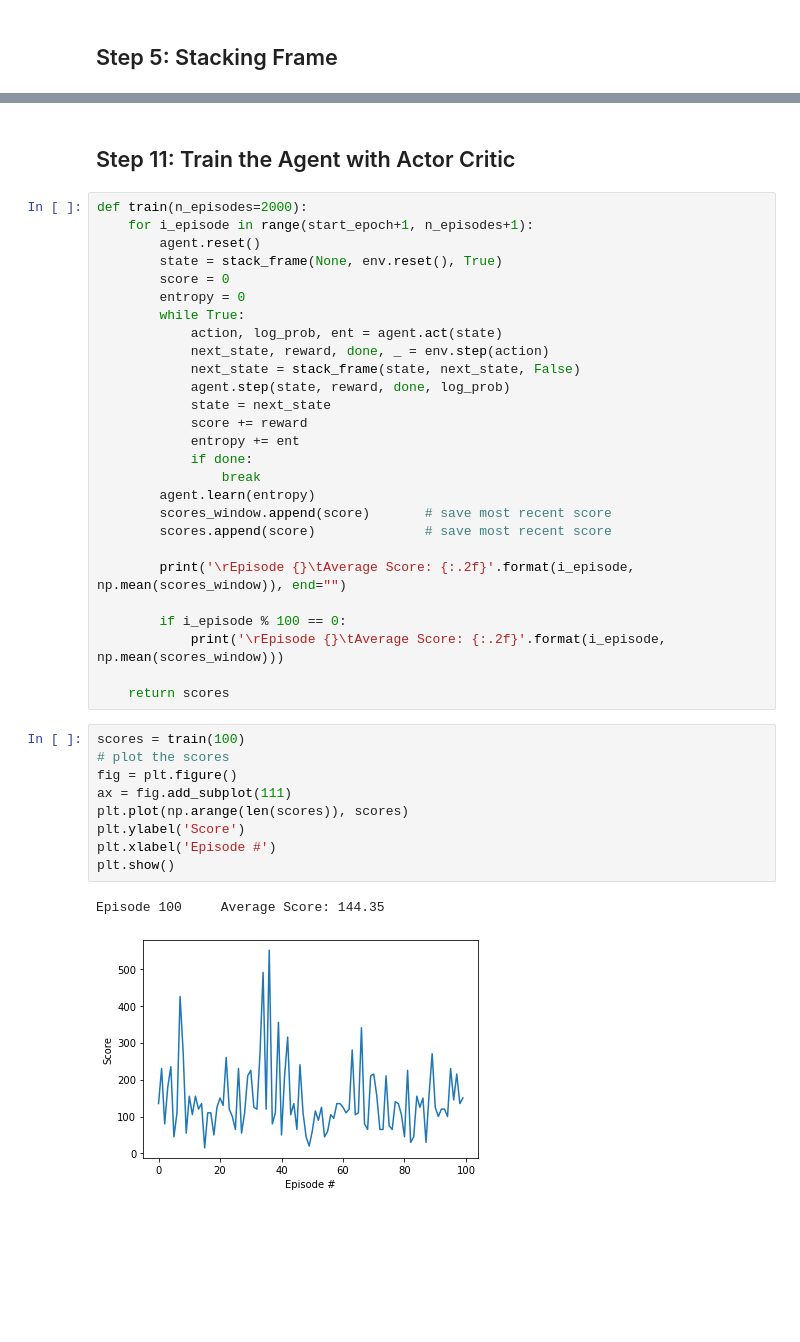
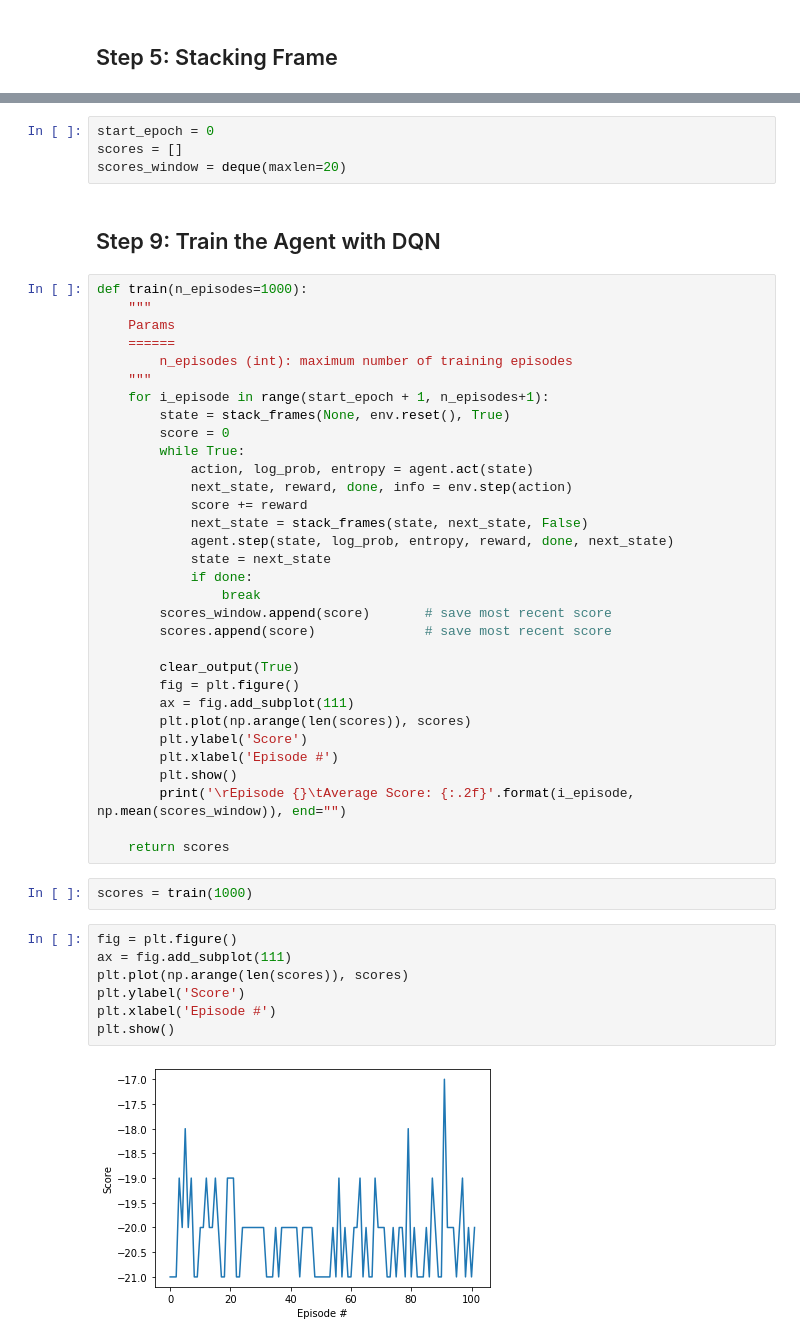
Before and after one commit to deepanshut041/Reinforcement-Learning, a Jupyter notebook: cgames/01_ping_pong/ping_pong_a2c.ipynb, the cells around one changed output, grey strips where cells are left out. Drawn from its saved outputs; the diff is of its cells as text; blank space fills up the shorter version.

```diff
--- a/cgames/01_ping_pong/ping_pong_a2c.ipynb
+++ b/cgames/01_ping_pong/ping_pong_a2c.ipynb
@@ -235,42 +118,50 @@ scores_window = deque(maxlen=100)
+# %%
+start_epoch = 0
+scores = []
+scores_window = deque(maxlen=20)
 # %% [markdown]
-## Step 11: Train the Agent with Actor Critic
+## Step 9: Train the Agent with DQN
 # %%
-def train(n_episodes=2000):
-    for i_episode in range(start_epoch+1, n_episodes+1):
-        agent.reset()
-        state = stack_frame(None, env.reset(), True)
+def train(n_episodes=1000):
+    """
+    Params
+    ======
+        n_episodes (int): maximum number of training episodes
+    """
+    for i_episode in range(start_epoch + 1, n_episodes+1):
+        state = stack_frames(None, env.reset(), True)
         score = 0
-        entropy = 0
         while True:
-            action, log_prob, ent = agent.act(state)
-            next_state, reward, done, _ = env.step(action)
-            next_state = stack_frame(state, next_state, False)
-            agent.step(state, reward, done, log_prob)
+            action, log_prob, entropy = agent.act(state)
+            next_state, reward, done, info = env.step(action)
+            score += reward
+            next_state = stack_frames(state, next_state, False)
+            agent.step(state, log_prob, entropy, reward, done, next_state)
             state = next_state
-            score += reward
-            entropy += ent
             if done:
                 break
-        agent.learn(entropy)
         scores_window.append(score)       # save most recent score
         scores.append(score)              # save most recent score
 
+        clear_output(True)
+        fig = plt.figure()
+        ax = fig.add_subplot(111)
+        plt.plot(np.arange(len(scores)), scores)
+        plt.ylabel('Score')
+        plt.xlabel('Episode #')
+        plt.show()
         print('\rEpisode {}\tAverage Score: {:.2f}'.format(i_episode, np.mean(scores_window)), end="")
 
-        if i_episode % 100 == 0:
-            print('\rEpisode {}\tAverage Score: {:.2f}'.format(i_episode, np.mean(scores_window)))
-
     return scores
+# %%
+scores = train(1000)
 # %%
-scores = train(100)
-# plot the scores
 fig = plt.figure()
 ax = fig.add_subplot(111)
 plt.plot(np.arange(len(scores)), scores)
 plt.ylabel('Score')
 plt.xlabel('Episode #')
 plt.show()
 # %% [output]
-Episode 100     Average Score: 144.35
-[figure, old version]
+[figure, new version]
 # %% [markdown]
```
Also changed, not shown: parts of 27 cells of this notebook, 9 other files.
